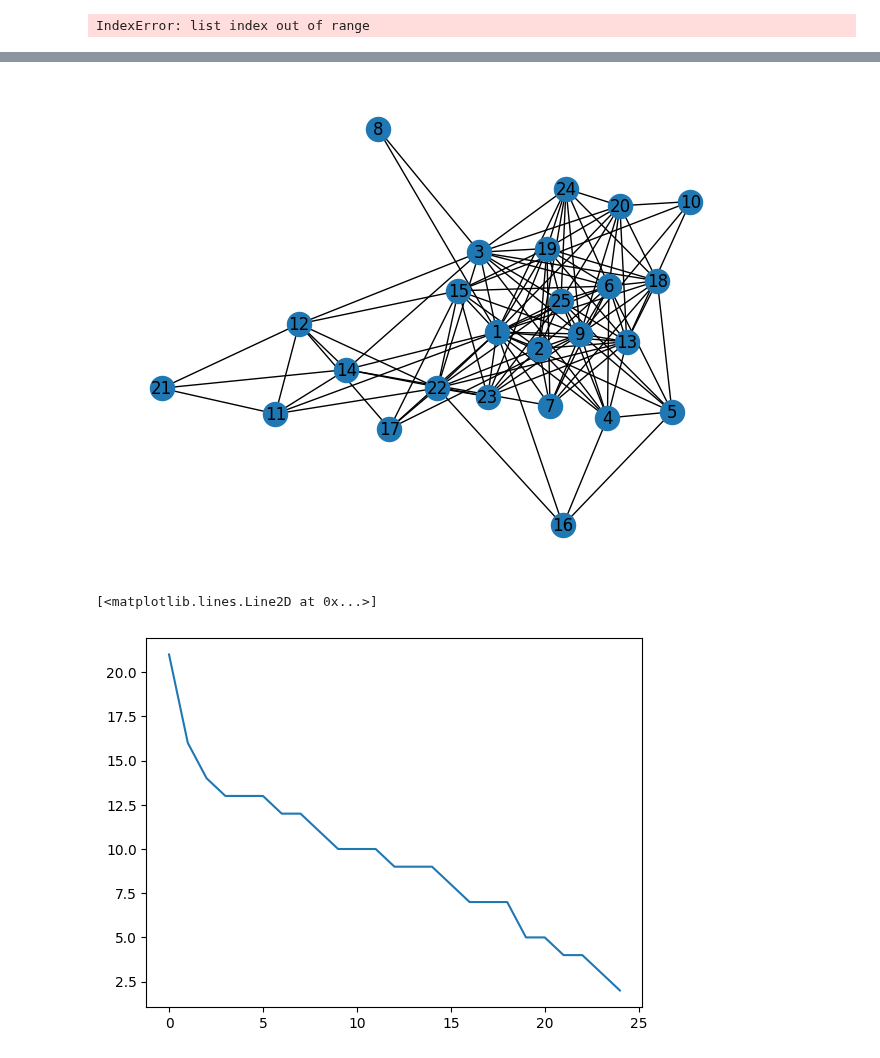
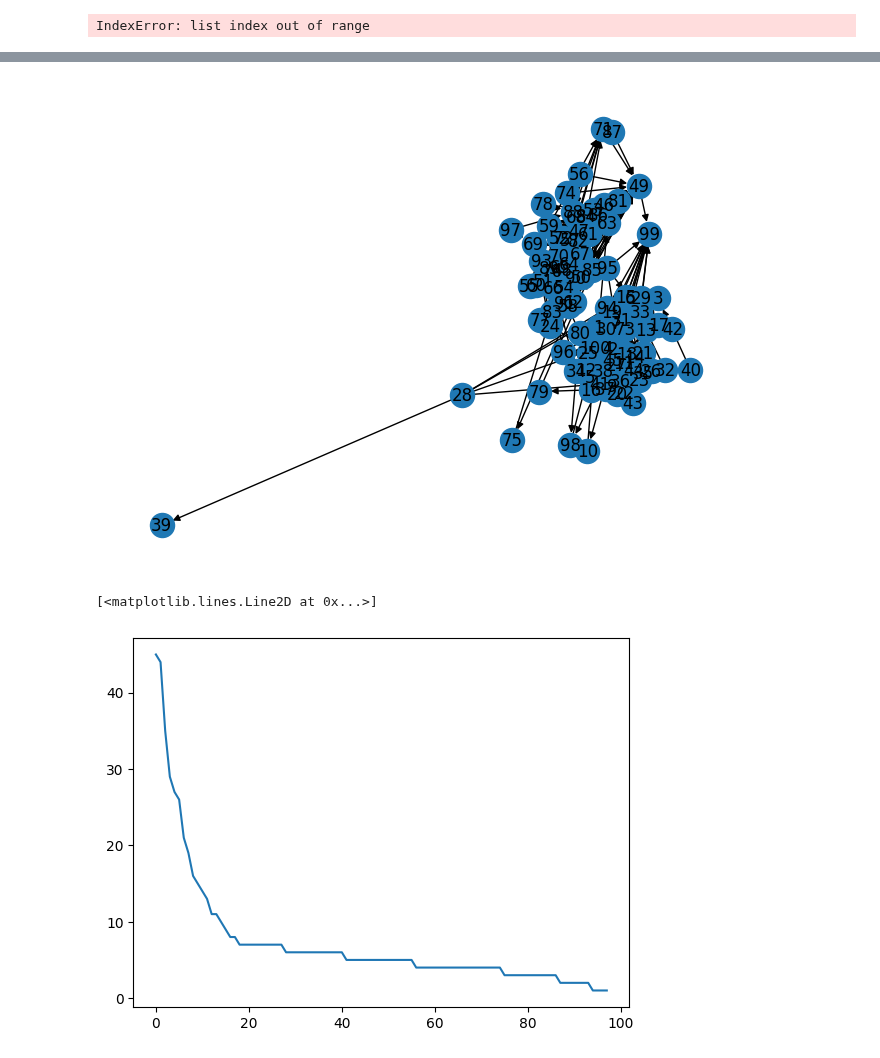
Before and after one commit to maiklarooij/MasterProject, a Jupyter notebook: analysis/analyse_log.ipynb, the cells around one changed output, grey strips where cells are left out. Cells and saved outputs as stored; diff of their text form; code cells hidden in the pictures.

```diff
--- a/analysis/analyse_log.ipynb
+++ b/analysis/analyse_log.ipynb
@@ -3,7 +3,7 @@ import json
 import matplotlib.pyplot as plt
 from collections import Counter
 # %%
-log_data = json.load(open('../results/log_6.json'))
+log_data = json.load(open('../results/log_11.json'))
 # %%
 print(f"This simulation used {log_data['total_tokens_input']} input tokens, from which {log_data['total_tokens_cached']} cached.")
 print(f"This simulation used {log_data['total_tokens_output']} output tokens.")
@@ -120,17 +249,17 @@ plt.scatter(partisans, total_retweets_user)
 # %%
 # Degree distribution
 import networkx as nx
 
-G = nx.Graph()
+G = nx.DiGraph()
 G.add_edges_from(log_data['user_links'])
 
 nx.draw(G, with_labels=True)
 # %% [output]
-[figure, old version]
+[figure, new version]
 # %%
 G.degree()
 
 plt.plot(sorted([d for n, d in G.degree()], reverse=True))
 # %% [output]
 [<matplotlib.lines.Line2D at 0x...>]
-[figure, old version]
+[figure, new version]
```
Also changed, not shown: parts of 22 cells of this notebook, 18 other files.
